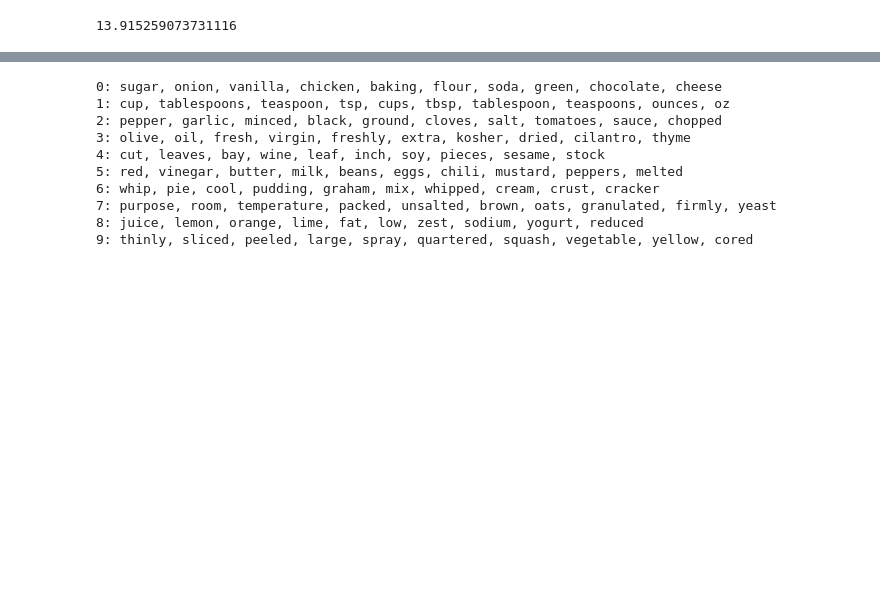
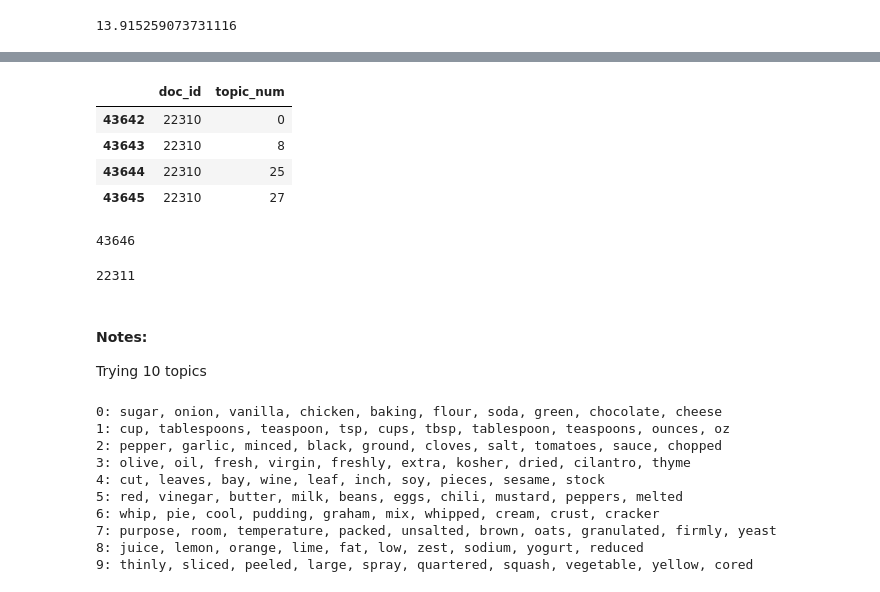
Before and after one commit to MonikaSinghGit/Recipe_Recommendation, a Jupyter notebook: Reno_NLP_Recipes_CorEx-Directions.ipynb, the cells around one changed output, grey strips where cells are left out. Drawn from its saved outputs; the diff is of its cells as text; code cells hidden in the pictures; blank space fills up the shorter version.

```diff
--- a/Reno_NLP_Recipes_CorEx-Directions.ipynb
+++ b/Reno_NLP_Recipes_CorEx-Directions.ipynb
@@ -99,0 +181,12 @@ plt.ylabel('Total Correlation (nats)', fontsize=16);
+# %%
+df_corex[df_corex['doc_id']==22310]
+# %% [output]
+|  | doc_id | topic_num |
+| 43642 | 22310 | 0 |
+| 43643 | 22310 | 8 |
+| 43644 | 22310 | 25 |
+| 43645 | 22310 | 27 |
+# %%
+len(df_corex)
+# %% [output]
+43646
@@ -100,3 +195,11 @@ plt.ylabel('Total Correlation (nats)', fontsize=16);
+# %%
+len(topic_model.labels)
+# %% [output]
+22311
+# %% [markdown]
+#### Notes:
+
+Trying 10 topics
 # %%
 topic_model10 = ct.Corex(n_hidden=10, words=words, max_iter=200, verbose=False, seed=1)
 topic_model10.fit(doc_word, words=words);
```
Also changed, not shown: parts of 18 cells of this notebook.
